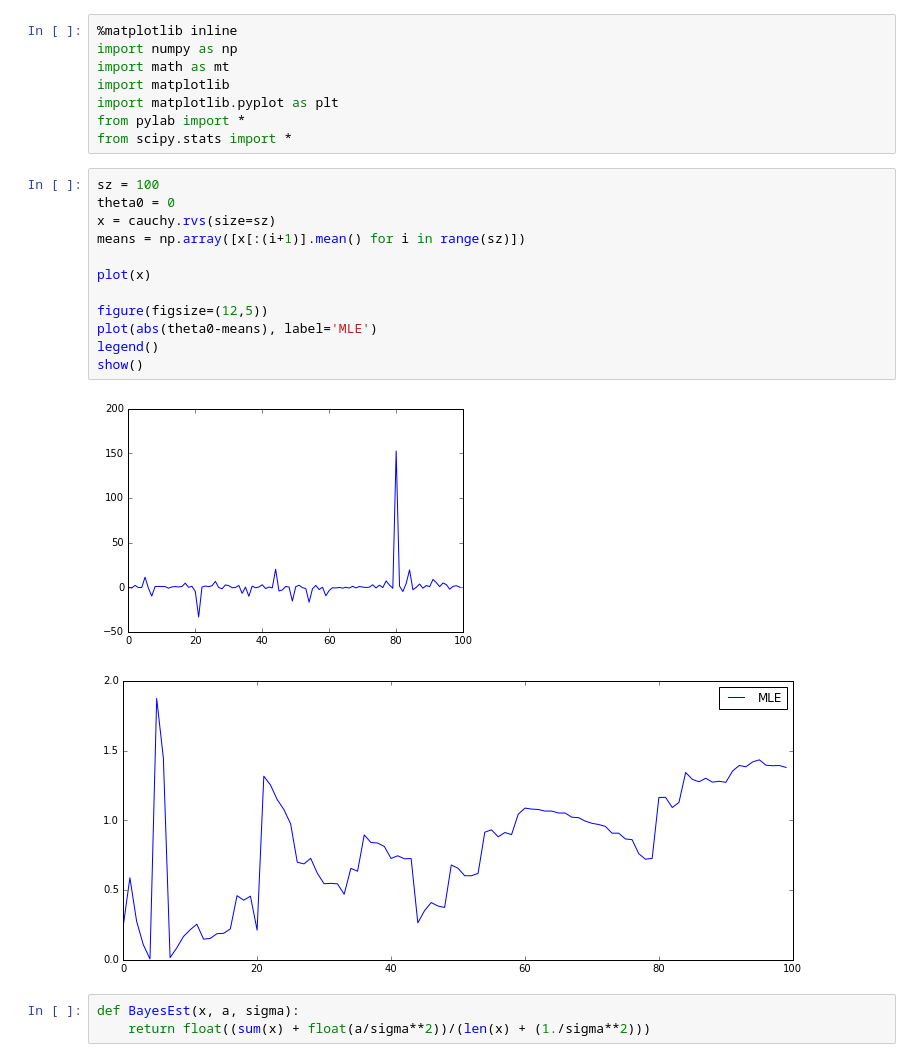
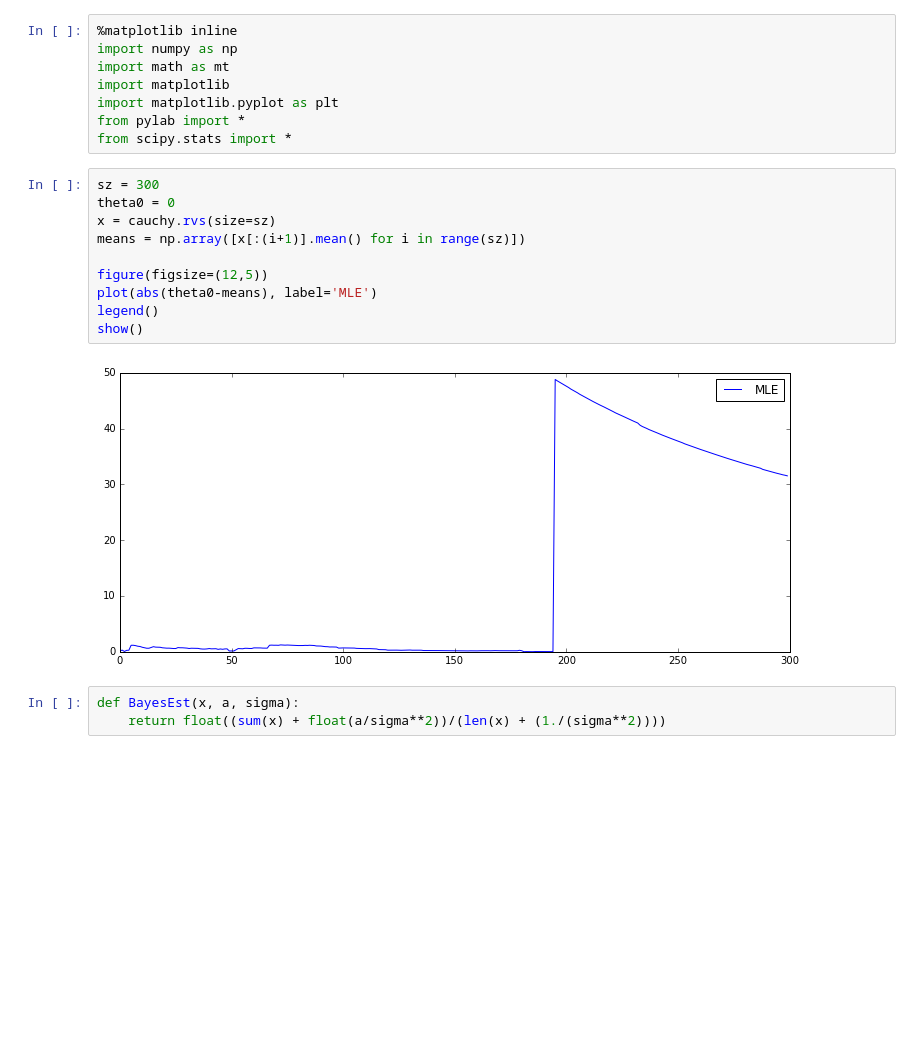
Before and after one commit to akarazeev/MathStatistics-4sem-MIPT-2016, a Jupyter notebook: 5. Байесовские оценки/7.3.ipynb, the cells around one changed output. Saved outputs shown, nothing was run; the diff lists cells and outputs as text; blank space fills up the shorter version.

```diff
--- a/5. Байесовские оценки/7.3.ipynb
+++ b/5. Байесовские оценки/7.3.ipynb
@@ -9,21 +9,18 @@ import matplotlib.pyplot as plt
 from pylab import *
 from scipy.stats import *
 # %%
-sz = 100
+sz = 300
 theta0 = 0
 x = cauchy.rvs(size=sz)
 means = np.array([x[:(i+1)].mean() for i in range(sz)])
-
-plot(x)
 
 figure(figsize=(12,5))
 plot(abs(theta0-means), label='MLE')
 legend()
 show()
 # %% [output]
-[figure, old version]
+[figure, new version]
-[figure, removed]
 # %%
 def BayesEst(x, a, sigma):
-    return float((sum(x) + float(a/sigma**2))/(len(x) + (1./sigma**2)))
+    return float((sum(x) + float(a/sigma**2))/(len(x) + (1./(sigma**2))))
 # %%
```
Also changed, not shown: parts of 1 cell of this notebook.
